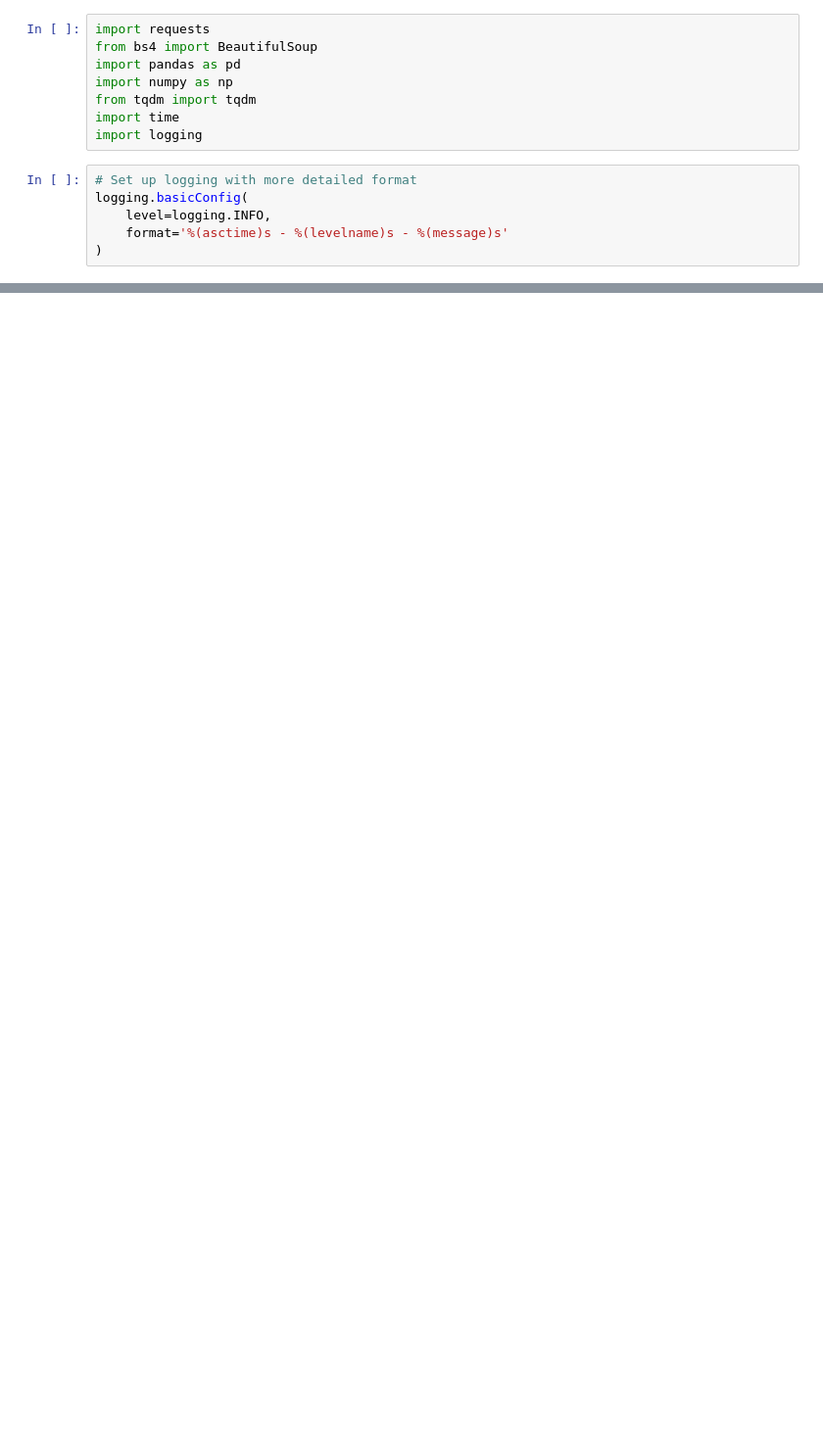
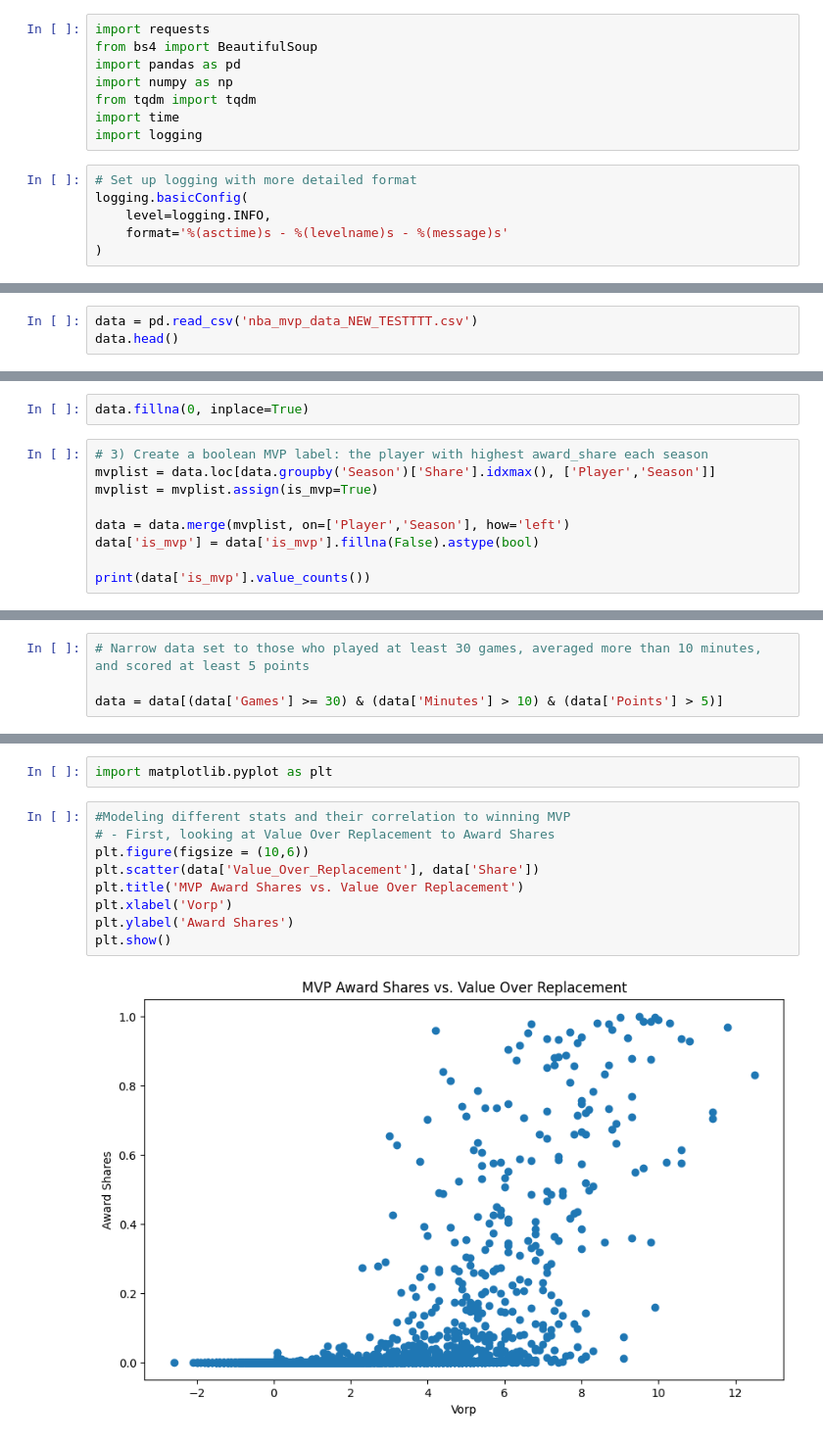
Before and after one commit to Varks-creator/Intro-To-AI-Final, a Jupyter notebook: nba_mvp_scraper.ipynb, the cells around one changed output, grey strips where cells are left out. Shown at 98% size. Saved outputs shown, nothing was run; the diff lists cells and outputs as text; blank space fills up the shorter version.

Commit message:
figured out which predictors to choose

```diff
--- a/nba_mvp_scraper.ipynb
+++ b/nba_mvp_scraper.ipynb
@@ -317,0 +281,3 @@ Dataset Statistics:
+# %%
+data = pd.read_csv('nba_mvp_data_NEW_TESTTTT.csv')
+data.head()
@@ -317,0 +292,11 @@ Dataset Statistics:
+# %%
+data.fillna(0, inplace=True)
+# %%
+# 3) Create a boolean MVP label: the player with highest award_share each season
+mvplist = data.loc[data.groupby('Season')['Share'].idxmax(), ['Player','Season']]
+mvplist = mvplist.assign(is_mvp=True)
+
+data = data.merge(mvplist, on=['Player','Season'], how='left')
+data['is_mvp'] = data['is_mvp'].fillna(False).astype(bool)
+
+print(data['is_mvp'].value_counts())
@@ -317,0 +308,4 @@ Dataset Statistics:
+# %%
+# Narrow data set to those who played at least 30 games, averaged more than 10 minutes, and scored at least 5 points
+
+data = data[(data['Games'] >= 30) & (data['Minutes'] > 10) & (data['Points'] > 5)]
@@ -317,0 +382,13 @@ Dataset Statistics:
+# %%
+import matplotlib.pyplot as plt
+# %%
+#Modeling different stats and their correlation to winning MVP
+# - First, looking at Value Over Replacement to Award Shares
+plt.figure(figsize = (10,6))
+plt.scatter(data['Value_Over_Replacement'], data['Share'])
+plt.title('MVP Award Shares vs. Value Over Replacement')
+plt.xlabel('Vorp')
+plt.ylabel('Award Shares')
+plt.show()
+# %% [output]
+[figure, added]
```
Also changed, not shown: parts of 19 cells of this notebook, 1 other file.
